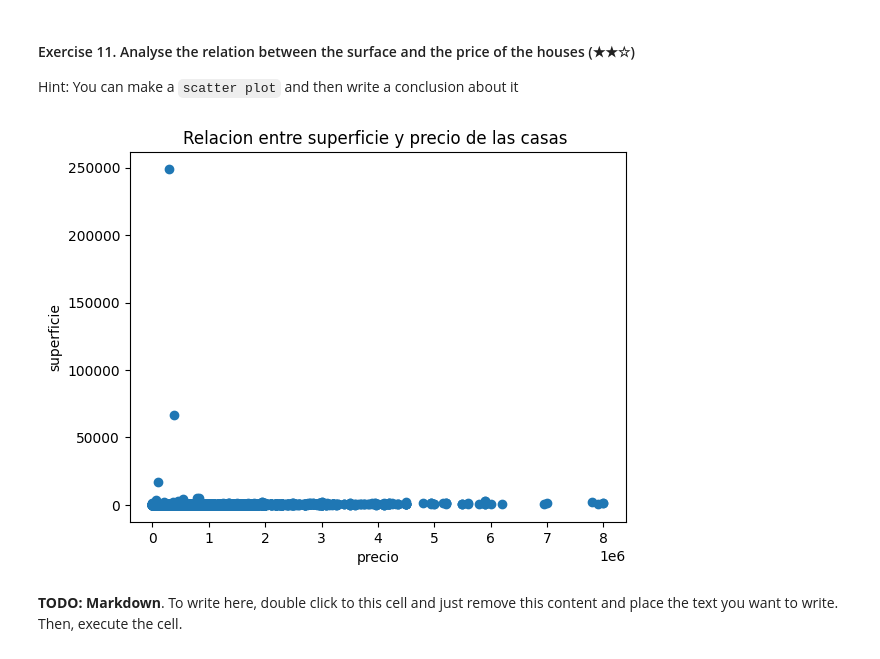
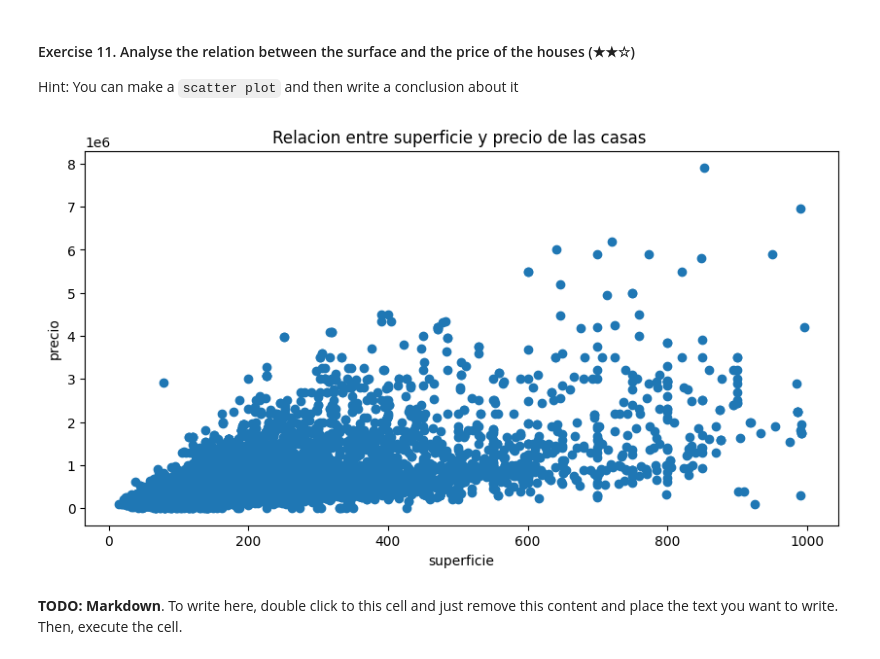
Before and after one commit to Joel1695/realestate-datacleanup-exercise, a Jupyter notebook: project.ipynb, the cells around one changed output. Drawn from its saved outputs; the diff is of its cells as text; code cells hidden in the pictures.

```diff
--- a/project.ipynb
+++ b/project.ipynb
@@ -157,13 +147,11 @@ print(ds['price'].mean())
 
 Print the histogram of the prices and write in the Markdown cell a brief analysis about the plot.
 # %%
-import pandas as pd
-import matplotlib.pyplot as plt
-ds = pd.read_csv('assets/real_estate.csv', sep=';')
-ds = ds.loc[ds['level5'] == 'Arroyomolinos (Madrid)']
-plt.figure(figsize=(10,5))
-ds['price'].hist(bins=30)
+ds = ds[ds['level5'] == 'Arroyomolinos (Madrid)']['price']
+ds.hist(bins=30)
 plt.title('Precios(Arroyomolinos)')
+plt.xlabel('precio de las casas')
+plt.ylabel('numero de casas')
 plt.show
 # %% [output]
 <function matplotlib.pyplot.show(close=None, block=None)>
@@ -197,20 +177,12 @@ Print the both average prices and then write a conclusion about
 
 Hint: Create a new column called `pps` (price per square) and then analyse the values
 # %%
-import pandas as pd
-import matplotlib.pyplot as plt
-ds = pd.read_csv('assets/real_estate.csv', sep=';')
+ds['pps']= ds['price']/ds['surface']
+val_mean = (ds[ds['level5'] == 'Valdemorillo']['pps']).mean()
+gal_mean = (ds[ds['level5'] == 'Galapagar']['pps']).mean()
 
-
-ds['pps']= ds['price']/ds['surface']
-valdemorillo =  ds.loc[ds['level5'] == 'Valdemorillo']
-galapagar = ds.loc[ds['level5'] == 'Galapagar']
-promedio_val = valdemorillo['pps'].mean()
-promedio_gal = galapagar['pps'].mean()
-print('el promedio de precio por metro cuadrado en valdemorillo es de ',promedio_val)
-
-print('el promedio de precio por metro cuadrado en galapagar es de ', promedio_gal)
-
+print(f'el promedio de precio por metro cuadrado en valdemorillo es de {val_mean}')
+print(f'el promedio de precio por metro cuadrado en galapagar es de {gal_mean}')
 print('en conclucion podemos ver que en valdemorillo el precio promedio por casa en mas alto que en galapagar no obstante el precio por metro cuadrado es mayor en este ultimo es decir que en valdemorillo se consiguen casas mas grandes un poco mas baratas ')
 # %% [output]
 el promedio de precio por metro cuadrado en valdemorillo es de  1317.9502109024986
@@ -220,21 +192,15 @@ el promedio de precio por metro cuadrado en galapagar es de  1606.3240303094024
 
 Hint: You can make a `scatter plot` and then write a conclusion about it
 # %%
-import pandas as pd
-import matplotlib.pyplot as plt
-ds = pd.read_csv('assets/real_estate.csv', sep=';')
-
-
-
-plt.scatter(ds['price'],ds['surface'])
-
-plt.ylabel('superficie')
-plt.xlabel('precio')
+n = ds[ds['surface'] < 1000 ]
+plt.figure(figsize = (10, 5))
+plt.scatter(n['surface'],n['price'])
+plt.xlabel('superficie')
+plt.ylabel('precio')
 plt.title('Relacion entre superficie y precio de las casas ')
-
 plt.show()
 # %% [output]
-[figure, old version]
+[figure, new version]
 # %% [markdown]
 **TODO: Markdown**. To write here, double click to this cell and just remove this content and place the text you want to write. Then, execute the cell.
 # %% [markdown]
```
Also changed, not shown: parts of 18 cells of this notebook.
